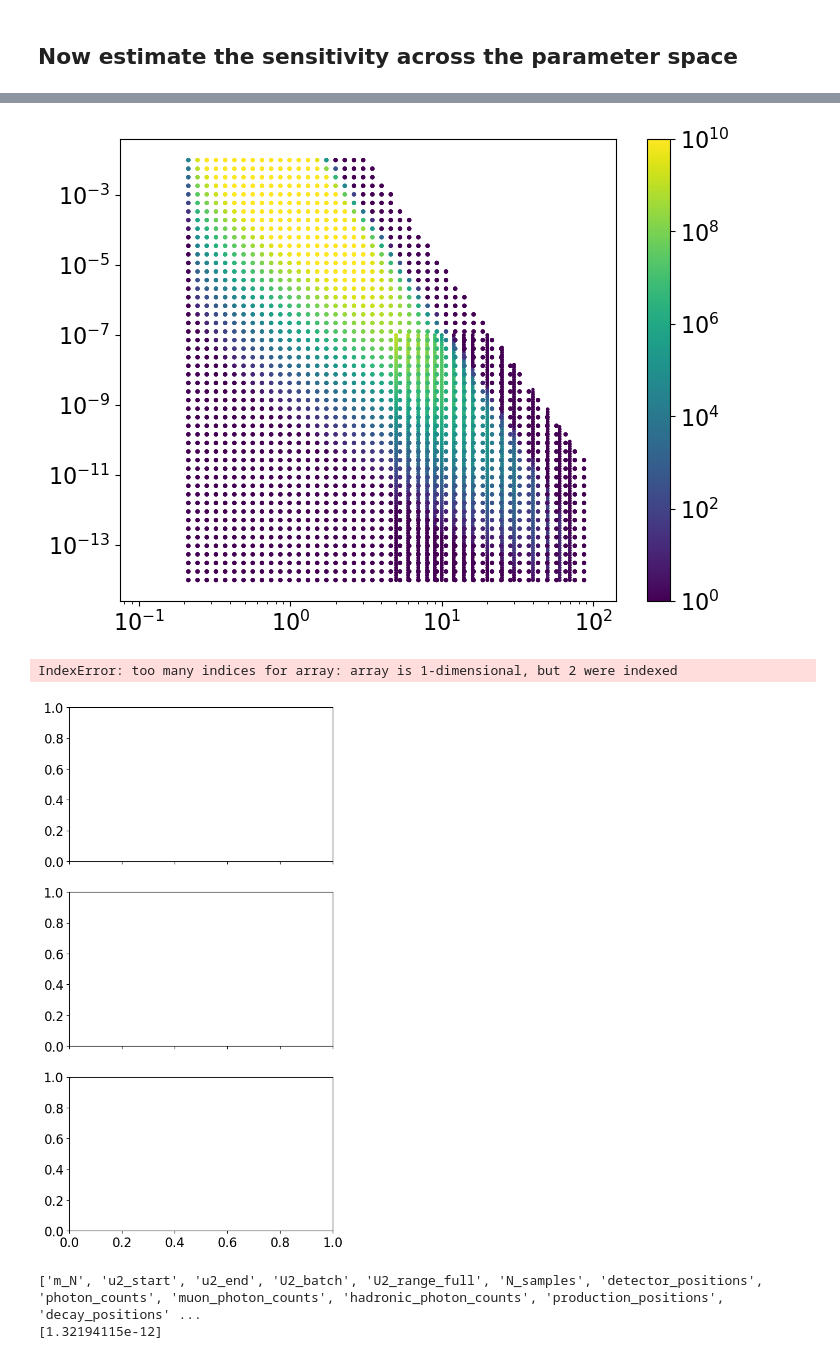
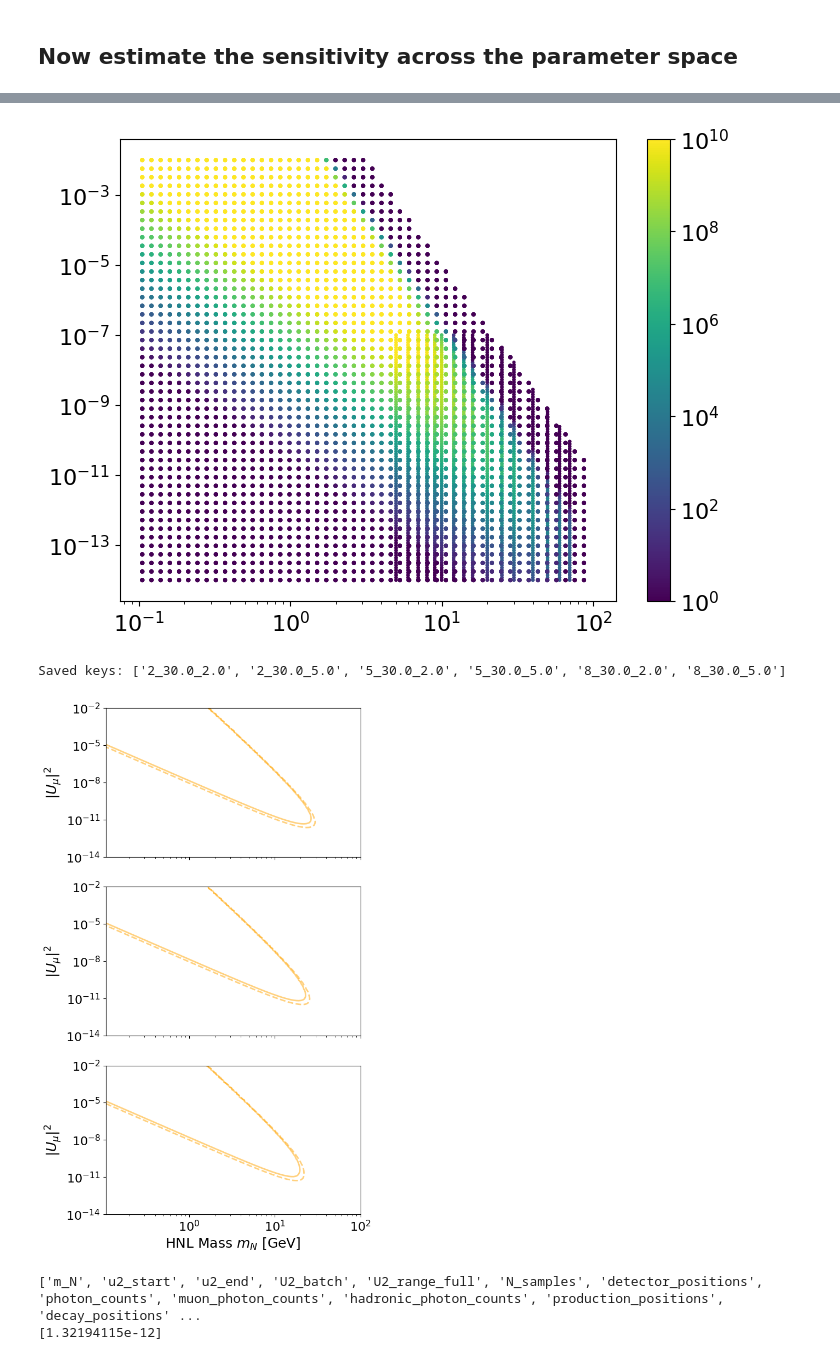
Before and after one commit to nickkamp1/NeutrinoFactoryHNL, a Jupyter notebook: Balloon.ipynb, the cells around one changed output, grey strips where cells are left out. Saved outputs shown, nothing was run; the diff lists cells and outputs as text; code cells hidden in the pictures.

```diff
--- a/Balloon.ipynb
+++ b/Balloon.ipynb
@@ -22,7 +22,7 @@ plt.style.use("./figures.mplstyle")
 # %% [markdown]
 ## Now estimate the sensitivity across the parameter space
 # %%
-data_folder = "data/scan_results_balloon_dimuon/"
+data_folder = "data/scan_results_balloon_detailed/"
 bkg_folder = "data/scan_results_balloon_detailed/"
 files = glob(data_folder + "scan_mN*.npz")
 photon_thresholds = [10, 12/0.4]  # 10 photons, and 12 photoelectrons (assuming 40% detection efficiency)
@@ -184,7 +183,7 @@ plt.scatter([key[0] for key in sig_events_extrapolated.keys()], [key[1] for key
 plt.loglog()
 plt.show()
 # %% [output]
-[figure, old version]
+[figure, new version]
 # %%
 from src.xs_and_decays import sigma
 from scipy.interpolate import interp1d
@@ -196,7 +195,7 @@ xs_correction_factor = lambda mN : xs_data_interp(mN) / (sigma(5000, mN, 1)/1e-4
 colors = ['green', 'orange', 'red']
 radial_cut = 25
 xs_corr_factor_flag = False
-use_bkg = False
+use_bkg = True
 
 from scipy.stats import poisson,norm
 
@@ -240,35 +239,35 @@ for i_s,_sig_events in enumerate([sig_events, sig_events_extrapolated]):
                 B = 0
                 CLS = poisson.cdf(0, S)
                 # turn CLS p value into a sigma
                 sigmas = norm.isf(CLS)
 
 
             cs = ax[_idet].contour(M_N_grid, U2_grid, sigmas,levels=[2,5],colors=color, linestyles=['--', '-'],alpha=0.5 if i_s == 1 else 1.0)
 
             for level_idx, level in enumerate([2.0, 5.0]):
                     npz_key = "%s_%s_%s" % (idet, photon_threshold, level)
                     segs = cs.allsegs[level_idx]
                     if segs:
                         parts = [np.vstack([seg, [np.nan, np.nan]]) for seg in segs]
                         contour_pts = np.concatenate(parts)[:-1]
                     else:
                         contour_pts = np.empty((0, 2))
                     contour_data[npz_key] = contour_pts
 
     np.savez("%s/balloon_contours_radial_cut_%d_%s_%s.npz"% (data_folder, radial_cut, "original" if i_s == 0 else "extrapolated", "with_xs_corr" if xs_corr_factor_flag else "without_xs_corr"), **contour_data)
     print("Saved keys:", list(contour_data.keys()))
 
 ax[-1].set_xlabel(r'HNL Mass $m_N$ [GeV]')
 for _ax in ax:
     _ax.set_ylabel(r'$|U_\mu|^2$')
     _ax.set_xscale('log')
     _ax.set_yscale('log')
     _ax.set_xlim(m_N_range_full[0], m_N_range_full[-1])
     _ax.set_ylim(U2_range_full[0], U2_range_full[-1])
 plt.show()
 # %% [output]
-IndexError: too many indices for array: array is 1-dimensional, but 2 were indexed
+Saved keys: ['2_30.0_2.0', '2_30.0_5.0', '5_30.0_2.0', '5_30.0_5.0', '8_30.0_2.0', '8_30.0_5.0']
-[figure, old version]
+[figure, new version]
 # %%
 sig_data = np.load("data/scan_results_balloon_detailed/scan_mN_20_u2batch_030.npz")
 print(list(sig_data.keys()))
```
Also changed, not shown: parts of 4 cells of this notebook, 4 other files.
